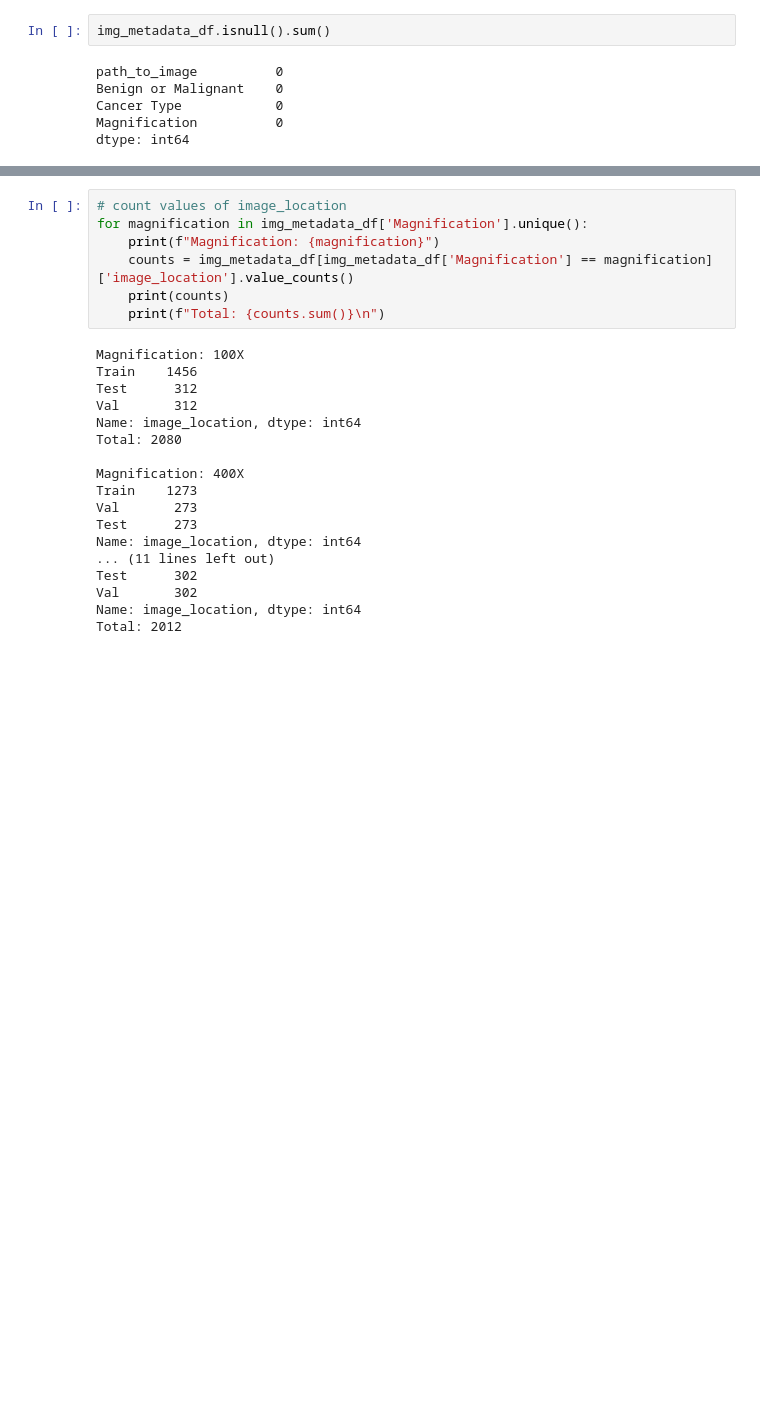
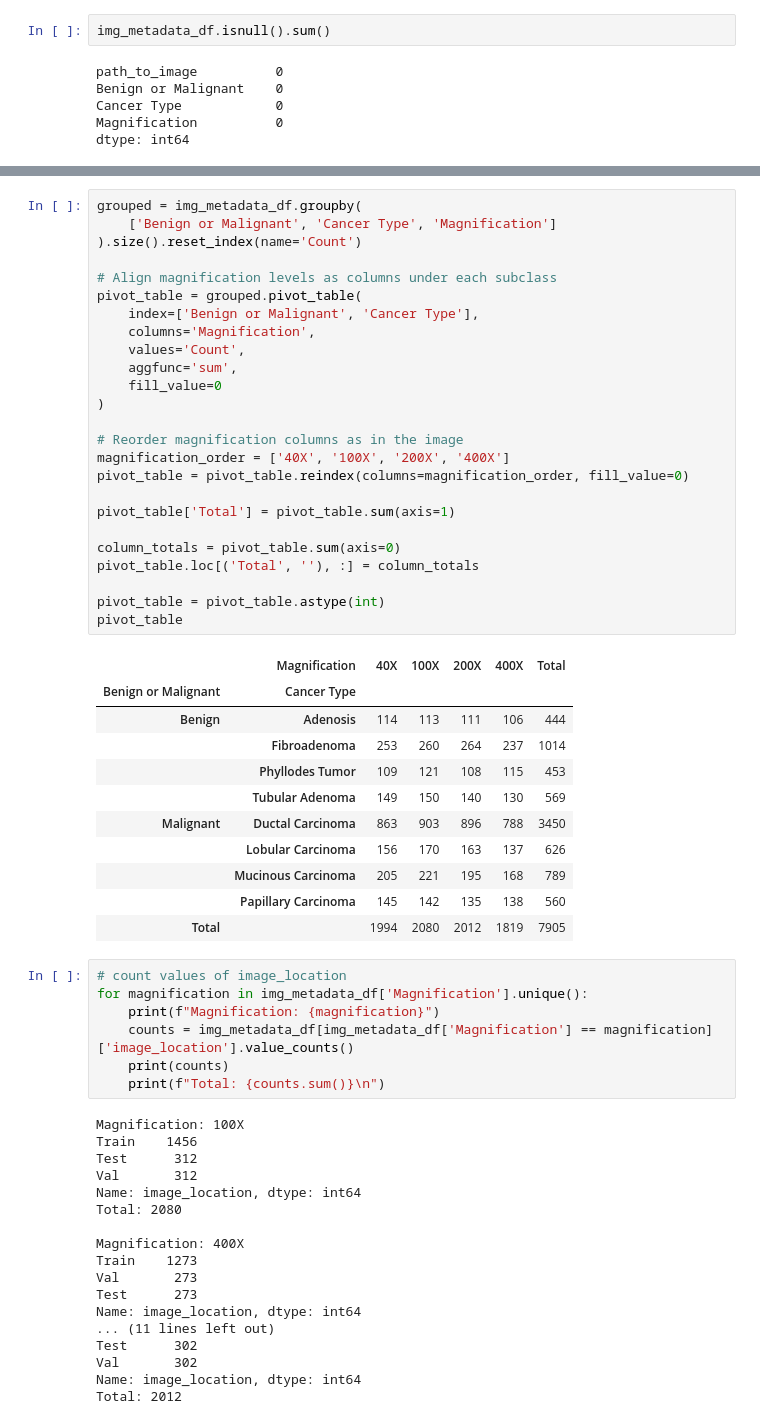
Before and after one commit to master-boda/Deep-Learning, a Jupyter notebook: data_exploration.ipynb, the cells around one changed output, grey strips where cells are left out. Drawn from its saved outputs; the diff is of its cells as text; blank space fills up the shorter version.

```diff
--- a/data_exploration.ipynb
+++ b/data_exploration.ipynb
@@ -75,6 +75,43 @@ img_metadata_df.head(3)
 | 0 | BreaKHis_v1 2/histology_slides/br... | Benign | Adenosis | 100X | SOB_B_A-14-22549AB-100-011.png | Train |
 | 1 | BreaKHis_v1 2/histology_slides/br... | Benign | Adenosis | 100X | SOB_B_A-14-22549AB-100-005.png | Test |
 | 2 | BreaKHis_v1 2/histology_slides/br... | Benign | Adenosis | 100X | SOB_B_A-14-22549AB-100-004.png | Test |
+# %%
+grouped = img_metadata_df.groupby(
+    ['Benign or Malignant', 'Cancer Type', 'Magnification']
+).size().reset_index(name='Count')
+
+# Align magnification levels as columns under each subclass
+pivot_table = grouped.pivot_table(
+    index=['Benign or Malignant', 'Cancer Type'],
+    columns='Magnification',
+    values='Count',
+    aggfunc='sum',
+    fill_value=0
+)
+
+# Reorder magnification columns as in the image
+magnification_order = ['40X', '100X', '200X', '400X']
+pivot_table = pivot_table.reindex(columns=magnification_order, fill_value=0)
+
+pivot_table['Total'] = pivot_table.sum(axis=1)
+
+column_totals = pivot_table.sum(axis=0)
+pivot_table.loc[('Total', ''), :] = column_totals
+
+pivot_table = pivot_table.astype(int)
+pivot_table
+# %% [output]
+|  | Magnification | 40X | 100X | 200X | 400X | Total |
+| Benign or Malignant | Cancer Type |  |  |  |  |  |
+| Benign | Adenosis | 114 | 113 | 111 | 106 | 444 |
+|  | Fibroadenoma | 253 | 260 | 264 | 237 | 1014 |
+|  | Phyllodes Tumor | 109 | 121 | 108 | 115 | 453 |
+|  | Tubular Adenoma | 149 | 150 | 140 | 130 | 569 |
+| Malignant | Ductal Carcinoma | 863 | 903 | 896 | 788 | 3450 |
+|  | Lobular Carcinoma | 156 | 170 | 163 | 137 | 626 |
+|  | Mucinous Carcinoma | 205 | 221 | 195 | 168 | 789 |
+|  | Papillary Carcinoma | 145 | 142 | 135 | 138 | 560 |
+| Total |  | 1994 | 2080 | 2012 | 1819 | 7905 |
 # %%
 # count values of image_location
 for magnification in img_metadata_df['Magnification'].unique():
```
Also changed, not shown: parts of 1 cell of this notebook.
